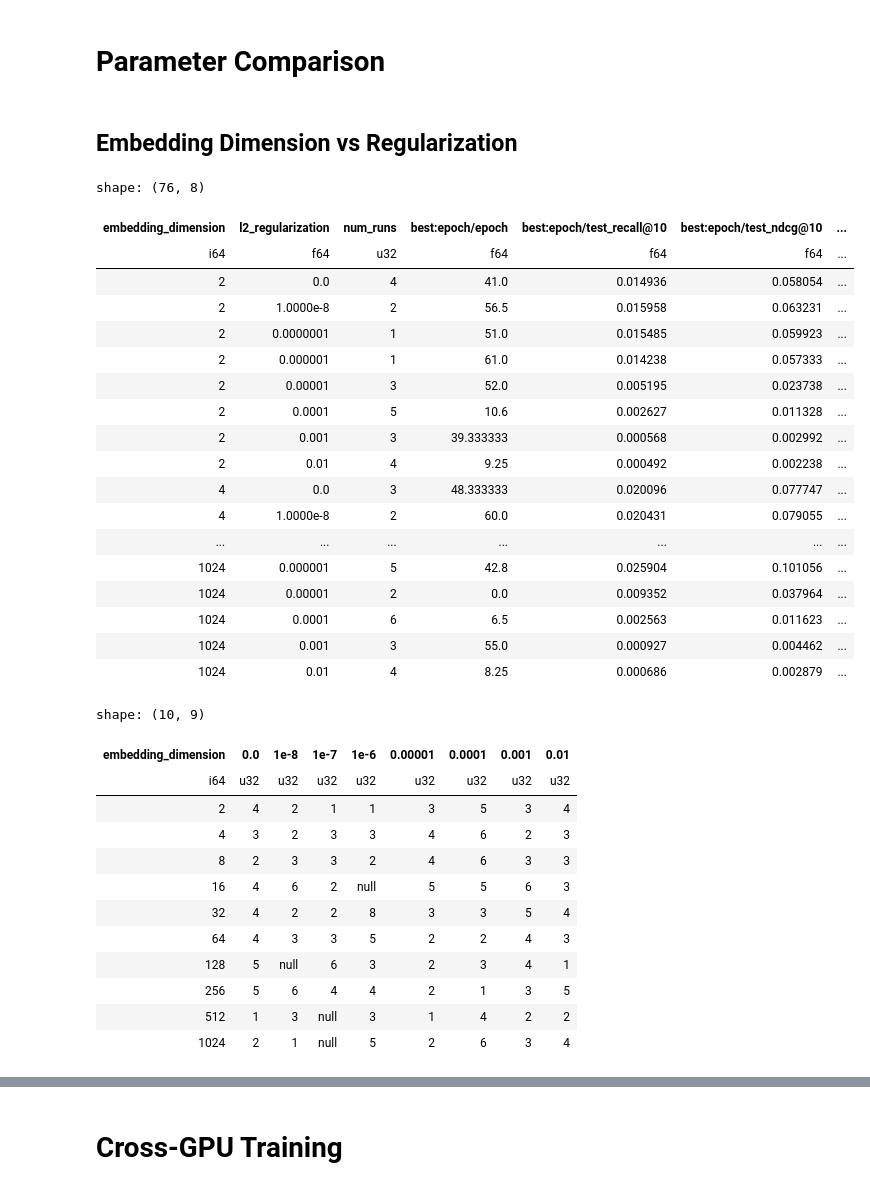
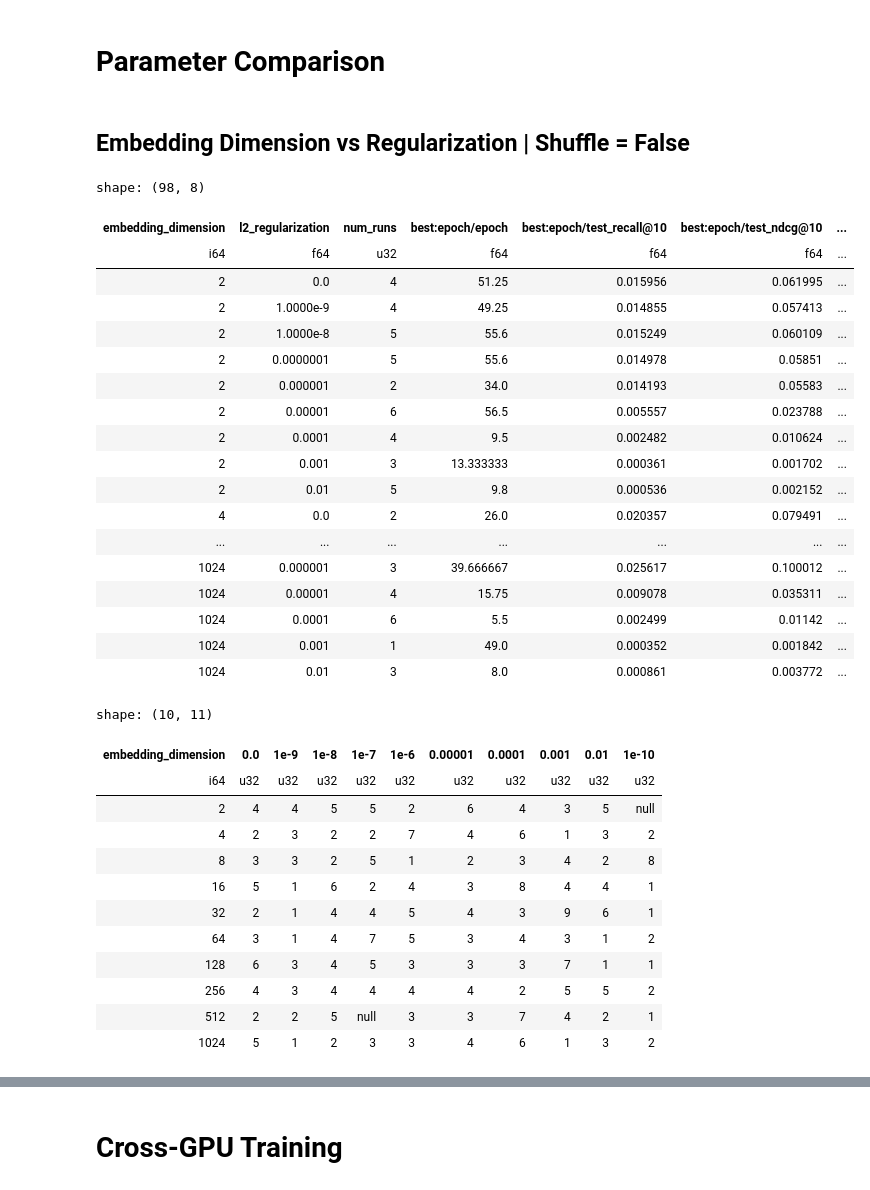
Before and after one commit to chaald/peppermint-matrix, a Jupyter notebook: notebooks/parameter_analysis/matrix_factorization.ipynb, the cells around one changed output, grey strips where cells are left out. Drawn from its saved outputs; the diff is of its cells as text; code cells hidden in the pictures.

```diff
--- a/notebooks/parameter_analysis/matrix_factorization.ipynb
+++ b/notebooks/parameter_analysis/matrix_factorization.ipynb
@@ -160,37 +158,37 @@ shape: (256, 11)
 # %% [markdown]
 # Parameter Comparison
 # %% [markdown]
-## Embedding Dimension vs Regularization
+## Embedding Dimension vs Regularization | Shuffle = False
 # %%
-experiment_summary = experiment_runs.group_by("embedding_dimension", "l2_regularization").agg(
+experiment_summary = experiment_runs.filter(pl.col("shuffle") == False).group_by("embedding_dimension", "l2_regularization").agg(
     pl.col("run_id").count().alias("num_runs"),
     pl.col("best:epoch/epoch").mean(),
     pl.col("best:epoch/test_recall@10").mean(),
     pl.col("best:epoch/test_ndcg@10").mean(),
     pl.col("best:epoch/test_recall@20").mean(),
     pl.col("best:epoch/test_ndcg@20").mean(),
 ).sort("embedding_dimension", "l2_regularization")
 experiment_summary
 # %% [output]
-shape: (76, 8)
+shape: (98, 8)
 | embedding_dimension | l2_regularization | num_runs | best:epoch/epoch | best:epoch/test_recall@10 | best:epoch/test_ndcg@10 | ... |
 | i64 | f64 | u32 | f64 | f64 | f64 | ... |
-| 2 | 0.0 | 4 | 41.0 | 0.014936 | 0.058054 | ... |
-| 2 | 1.0000e-8 | 2 | 56.5 | 0.015958 | 0.063231 | ... |
-| 2 | 0.0000001 | 1 | 51.0 | 0.015485 | 0.059923 | ... |
-| 2 | 0.000001 | 1 | 61.0 | 0.014238 | 0.057333 | ... |
-| 2 | 0.00001 | 3 | 52.0 | 0.005195 | 0.023738 | ... |
-| 2 | 0.0001 | 5 | 10.6 | 0.002627 | 0.011328 | ... |
-| 2 | 0.001 | 3 | 39.333333 | 0.000568 | 0.002992 | ... |
-| 2 | 0.01 | 4 | 9.25 | 0.000492 | 0.002238 | ... |
-| 4 | 0.0 | 3 | 48.333333 | 0.020096 | 0.077747 | ... |
-| 4 | 1.0000e-8 | 2 | 60.0 | 0.020431 | 0.079055 | ... |
+| 2 | 0.0 | 4 | 51.25 | 0.015956 | 0.061995 | ... |
+| 2 | 1.0000e-9 | 4 | 49.25 | 0.014855 | 0.057413 | ... |
+| 2 | 1.0000e-8 | 5 | 55.6 | 0.015249 | 0.060109 | ... |
+| 2 | 0.0000001 | 5 | 55.6 | 0.014978 | 0.05851 | ... |
+| 2 | 0.000001 | 2 | 34.0 | 0.014193 | 0.05583 | ... |
+| 2 | 0.00001 | 6 | 56.5 | 0.005557 | 0.023788 | ... |
+| 2 | 0.0001 | 4 | 9.5 | 0.002482 | 0.010624 | ... |
+| 2 | 0.001 | 3 | 13.333333 | 0.000361 | 0.001702 | ... |
+| 2 | 0.01 | 5 | 9.8 | 0.000536 | 0.002152 | ... |
+| 4 | 0.0 | 2 | 26.0 | 0.020357 | 0.079491 | ... |
 | ... | ... | ... | ... | ... | ... | ... |
-| 1024 | 0.000001 | 5 | 42.8 | 0.025904 | 0.101056 | ... |
-| 1024 | 0.00001 | 2 | 0.0 | 0.009352 | 0.037964 | ... |
-| 1024 | 0.0001 | 6 | 6.5 | 0.002563 | 0.011623 | ... |
-| 1024 | 0.001 | 3 | 55.0 | 0.000927 | 0.004462 | ... |
-| 1024 | 0.01 | 4 | 8.25 | 0.000686 | 0.002879 | ... |
+| 1024 | 0.000001 | 3 | 39.666667 | 0.025617 | 0.100012 | ... |
+| 1024 | 0.00001 | 4 | 15.75 | 0.009078 | 0.035311 | ... |
+| 1024 | 0.0001 | 6 | 5.5 | 0.002499 | 0.01142 | ... |
+| 1024 | 0.001 | 1 | 49.0 | 0.000352 | 0.001842 | ... |
+| 1024 | 0.01 | 3 | 8.0 | 0.000861 | 0.003772 | ... |
 # %%
 experiment_summary[["embedding_dimension", "l2_regularization", "num_runs"]].pivot(
     values=["num_runs"],
@@ -198,19 +196,19 @@ experiment_summary[["embedding_dimension", "l2_regularization", "num_runs"]].piv
     columns="l2_regularization"
 )
 # %% [output]
-shape: (10, 9)
+shape: (10, 11)
-| embedding_dimension | 0.0 | 1e-8 | 1e-7 | 1e-6 | 0.00001 | 0.0001 | 0.001 | 0.01 |
-| i64 | u32 | u32 | u32 | u32 | u32 | u32 | u32 | u32 |
-| 2 | 4 | 2 | 1 | 1 | 3 | 5 | 3 | 4 |
-| 4 | 3 | 2 | 3 | 3 | 4 | 6 | 2 | 3 |
-| 8 | 2 | 3 | 3 | 2 | 4 | 6 | 3 | 3 |
-| 16 | 4 | 6 | 2 | null | 5 | 5 | 6 | 3 |
-| 32 | 4 | 2 | 2 | 8 | 3 | 3 | 5 | 4 |
-| 64 | 4 | 3 | 3 | 5 | 2 | 2 | 4 | 3 |
-| 128 | 5 | null | 6 | 3 | 2 | 3 | 4 | 1 |
-| 256 | 5 | 6 | 4 | 4 | 2 | 1 | 3 | 5 |
-| 512 | 1 | 3 | null | 3 | 1 | 4 | 2 | 2 |
-| 1024 | 2 | 1 | null | 5 | 2 | 6 | 3 | 4 |
+| embedding_dimension | 0.0 | 1e-9 | 1e-8 | 1e-7 | 1e-6 | 0.00001 | 0.0001 | 0.001 | 0.01 | 1e-10 |
+| i64 | u32 | u32 | u32 | u32 | u32 | u32 | u32 | u32 | u32 | u32 |
+| 2 | 4 | 4 | 5 | 5 | 2 | 6 | 4 | 3 | 5 | null |
+| 4 | 2 | 3 | 2 | 2 | 7 | 4 | 6 | 1 | 3 | 2 |
+| 8 | 3 | 3 | 2 | 5 | 1 | 2 | 3 | 4 | 2 | 8 |
+| 16 | 5 | 1 | 6 | 2 | 4 | 3 | 8 | 4 | 4 | 1 |
+| 32 | 2 | 1 | 4 | 4 | 5 | 4 | 3 | 9 | 6 | 1 |
+| 64 | 3 | 1 | 4 | 7 | 5 | 3 | 4 | 3 | 1 | 2 |
+| 128 | 6 | 3 | 4 | 5 | 3 | 3 | 3 | 7 | 1 | 1 |
+| 256 | 4 | 3 | 4 | 4 | 4 | 4 | 2 | 5 | 5 | 2 |
+| 512 | 2 | 2 | 5 | null | 3 | 3 | 7 | 4 | 2 | 1 |
+| 1024 | 5 | 1 | 2 | 3 | 3 | 4 | 6 | 1 | 3 | 2 |
 # %%
 experiment_summary[["embedding_dimension", "l2_regularization", "best:epoch/epoch"]].pivot(
     values=["best:epoch/epoch"],
```
Also changed, not shown: parts of 14 cells of this notebook, 1 other file.
